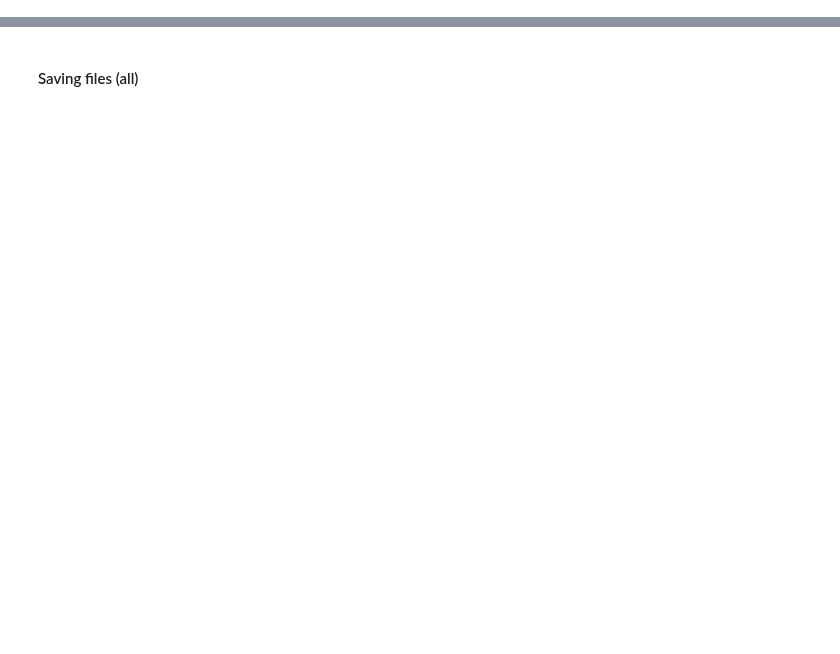
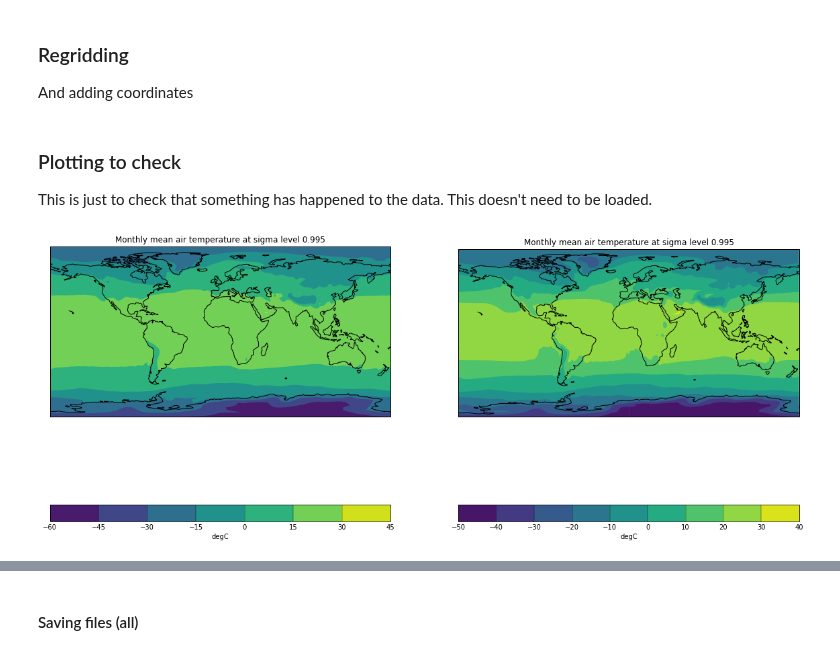
Before and after one commit to douglask3/amazon_fires, a Jupyter notebook: make_inputs/format_climate_data.ipynb, the cells around one changed output, grey strips where cells are left out. Drawn from its saved outputs; the diff is of its cells as text; code cells hidden in the pictures; blank space fills up the shorter version.

Commit message:
Format climate data updated

```diff
--- a/make_inputs/format_climate_data.ipynb
+++ b/make_inputs/format_climate_data.ipynb
@@ -127,0 +105,50 @@ j:  216
+# %% [markdown]
+### Regridding
+And adding coordinates
+# %%
+# Taking the array of the coordinates
+lat = mask.coord('latitude').points
+lon = mask.coord('longitude').points
+
+# Dim coord for latitude (index: 1)
+coord_lat = iris.coords.DimCoord(lat, standard_name='latitude',
+                                 coord_system=iris.coord_systems.GeogCS(6371229.0),var_name='latitude',
+                                 units='degrees')
+
+# Dim coord for longitude (index: 2)
+coord_lon = iris.coords.DimCoord(lon, standard_name='longitude',
+                                 coord_system=iris.coord_systems.GeogCS(6371229.0),var_name='longitude',
+                                 units='degrees')
+# %%
+regrid_data = {}
+for key in constrain_year.keys():
+
+    # Adding dimension coordinates to data
+    try:
+        mask.coord('latitude').guess_bounds()
+        mask.coord('longitude').guess_bounds()
+    except:
+        pass
+    try:
+        constrain_year[key].add_dim_coord(coord_lat, 1)
+        constrain_year[key].add_dim_coord(coord_lon, 2)
+    except:
+        pass
+    try:
+        constrain_year[key].coord('longitude').guess_bounds()
+        constrain_year[key].coord('latitude').guess_bounds()
+    except:
+        pass
+    # Regridding the data
+    regrid_data[key] = constrain_year[key].regrid(mask, iris.analysis.AreaWeighted())
+# %% [markdown]
+### Plotting to check
+This is just to check that something has happened to the data. This doesn't need to be loaded.
+# %%
+plt.figure(figsize = [20,16])
+plt.subplot(1, 2, 1)
+iris_plot(input_data['air'])
+plt.subplot(1, 2, 2)
+iris_plot(regrid_data['air'])
+# %% [output]
+[figure, added]
```
Also changed, not shown: parts of 26 cells of this notebook.
